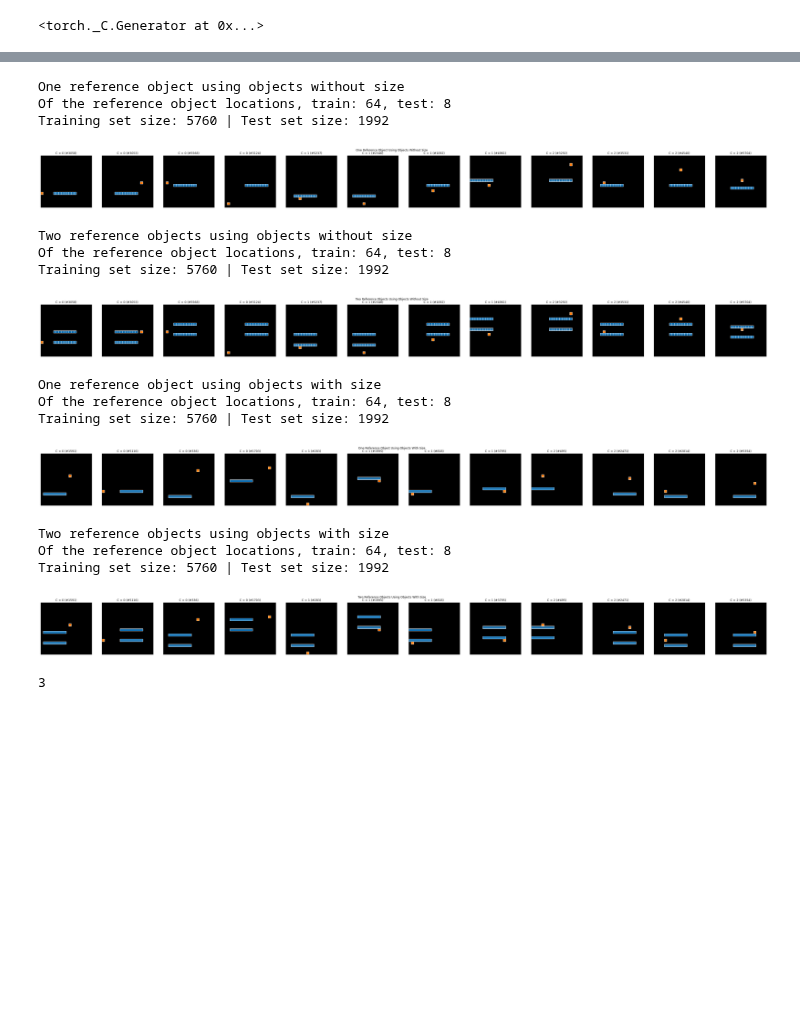
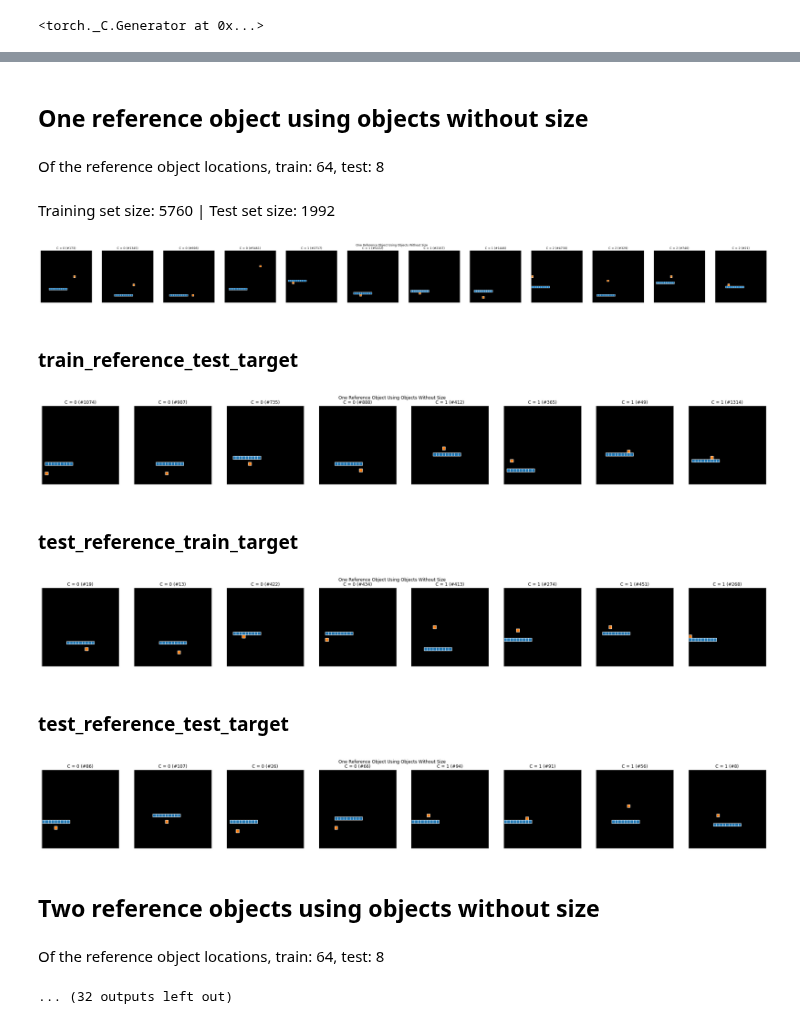
Before and after one commit to guydav/simple-relational-reasoning, a Jupyter notebook: notebooks/QuinnObjectVisualizations.ipynb, the cells around one changed output, grey strips where cells are left out. Saved outputs shown, nothing was run; the diff lists cells and outputs as text; code cells hidden in the pictures; blank space fills up the shorter version.

```diff
--- a/notebooks/QuinnObjectVisualizations.ipynb
+++ b/notebooks/QuinnObjectVisualizations.ipynb
@@ -285,70 +331,60 @@ PROP_TRAIN_REF_LOCATIONS = 0.90
 PROP_TRAIN_TARGET_LOCATIONS = 0.75
 
 indices = {}
 
 ONE_OR_TWO_DATASETS = {}
 
 
+train_indices = {}
+
+
 for generator_class in (ObjectGeneratorWithoutSize, ObjectGeneratorWithSize):
     for two_reference_objects in (False, True):
         title = f'{two_reference_objects and "Two reference objects" or "One reference object"} using {NAMES[generator_class]}'
-        print(title)
+        display(Markdown(f'## {title}'))
         gen = generator_class(SEED, REFERENCE_OBJECT_SIZE, TARGET_OBJECT_SIZE)
         dataset = OneOrTwoReferenceObjects(gen, X_MAX, Y_MAX, SEED, two_reference_objects=two_reference_objects,
+                                           between_relation=two_reference_objects,
                                            prop_train_reference_object_locations=PROP_TRAIN_REF_LOCATIONS,
                                            prop_train_target_object_locations=PROP_TRAIN_TARGET_LOCATIONS)
 
         ONE_OR_TWO_DATASETS[generator_class, two_reference_objects] = dataset
 
         train = dataset.get_training_dataset()
-        label_arr = np.array(train.labels)
-        unique_labels, unique_counts = np.unique(label_arr, return_counts=True)
+#         label_arr = np.array(train.labels)
+#         unique_labels, unique_counts = np.unique(label_arr, return_counts=True)
 #         print(len(train), unique_labels, unique_counts)
 
         test_datasets = dataset.get_test_datasets()
 #         print([(key, len(test_datasets[key])) for key in test_datasets])
 
-        print(f'Of the reference object locations, train: {len(dataset.train_reference_object_locations)}, test: {len(dataset.test_reference_object_locations)} ')
+        display(Markdown(f'Of the reference object locations, train: {len(dataset.train_reference_object_locations)}, test: {len(dataset.test_reference_object_locations)} '))
 
         total_test_size = sum([len(test_datasets[key]) for key in test_datasets])
-        print(f'Training set size: {len(train)} | Test set size: {total_test_size}')
+        display(Markdown(f'Training set size: {len(train)} | Test set size: {total_test_size}'))
 
-        n_labels = len(unique_labels)
-        n_panels = n_labels * EXAMPLES_PER_CLASS
-        plt.figure(figsize=(4.5 * n_panels, 4))
-        plt.suptitle(title.title())
+        plot_single_dataset(train, train_indices, faux_generators=ONE_OR_TWO_FAUX_GENERATORS)
 
-        for l_i, label in enumerate(unique_labels):
-            if label not in indices:
-                indices[label] = np.random.permutation(np.argwhere(label_arr == label))[:EXAMPLES_PER_CLASS].squeeze()
+        for test_set_name, test_set in test_datasets.items():
+            display(Markdown(f'### {test_set_name}'))
+            test_indices = {}
+            plot_single_dataset(test_set, test_indices, faux_generators=ONE_OR_TWO_FAUX_GENERATORS)
 
-            for ex_i, ex in enumerate(indices[label]):
-                ax = plt.subplot(1, n_panels, 1 + (l_i * EXAMPLES_PER_CLASS) + ex_i)
-                ax.set_title(f'C = {label_arr[ex]} (#{ex})')
-                visualize_objects(train[ex][0], FAUX_GENERATORS[generator_class], ax=ax)
+    train_indices = {}
 
-        plt.show()
-
-    indices = {}
+    display(Markdown('-----'))
+    display(Markdown('-----'))
 # %% [output]
+## One reference object using objects without size
+Of the reference object locations, train: 64, test: 8
+Training set size: 5760 | Test set size: 1992
+[figure, new version]
+### train_reference_test_target
+[figure, new version]
+### test_reference_train_target
+[figure, new version]
+### test_reference_test_target
+[figure, new version]
+## Two reference objects using objects without size
+Of the reference object locations, train: 64, test: 8
-One reference object using objects without size
-Of the reference object locations, train: 64, test: 8
-Training set size: 5760 | Test set size: 1992
+... (32 outputs left out)
-[figure, old version]
-Two reference objects using objects without size
-Of the reference object locations, train: 64, test: 8
-Training set size: 5760 | Test set size: 1992
-[figure, old version]
-One reference object using objects with size
-Of the reference object locations, train: 64, test: 8
-Training set size: 5760 | Test set size: 1992
-[figure, old version]
-Two reference objects using objects with size
-Of the reference object locations, train: 64, test: 8
-Training set size: 5760 | Test set size: 1992
-[figure, old version]
-# %%
-d = next(iter(DATASETS.values()))
-len(d.get_training_dataset().labels.unique())
-# %% [output]
-3
```
Also changed, not shown: parts of 42 cells of this notebook, 2 other files.
